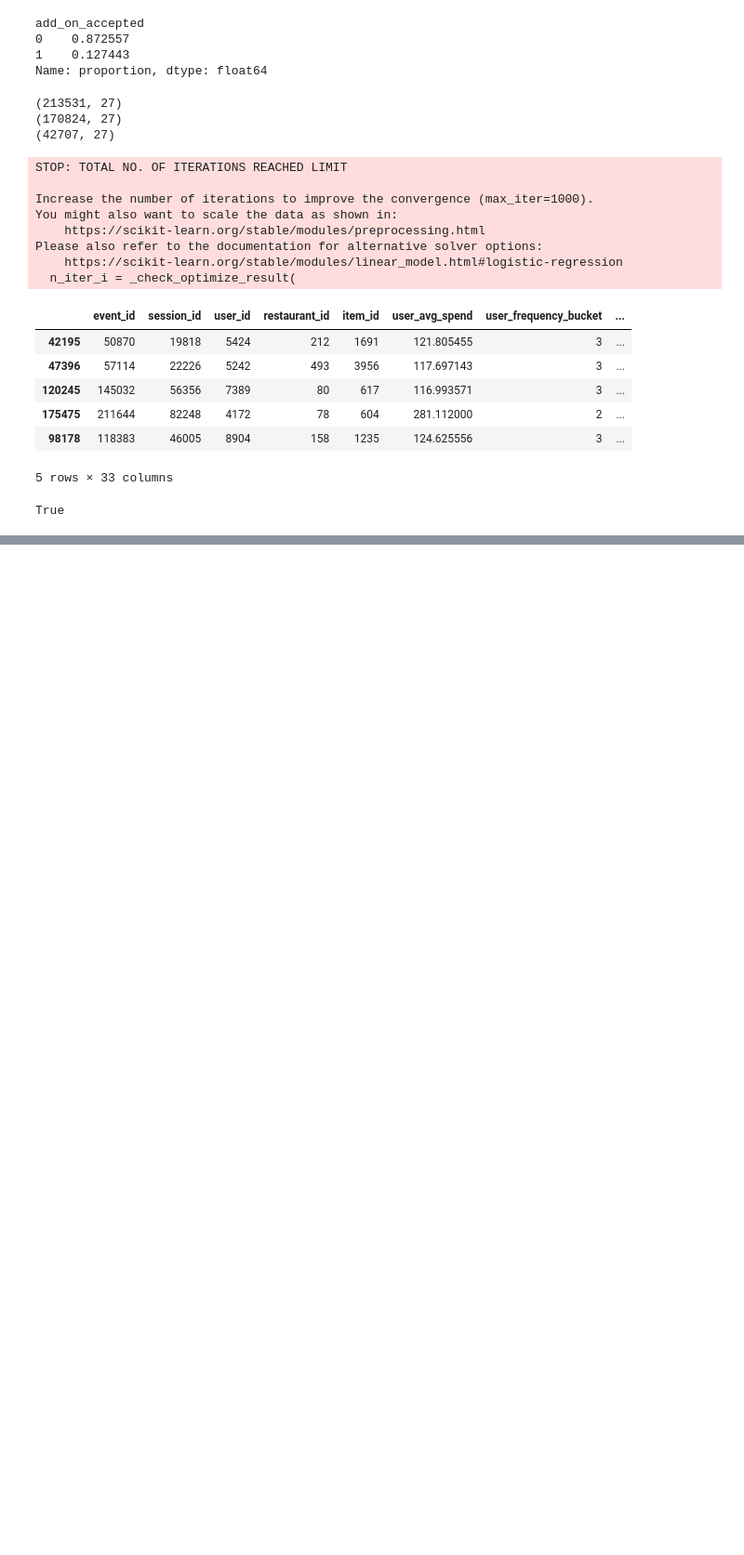
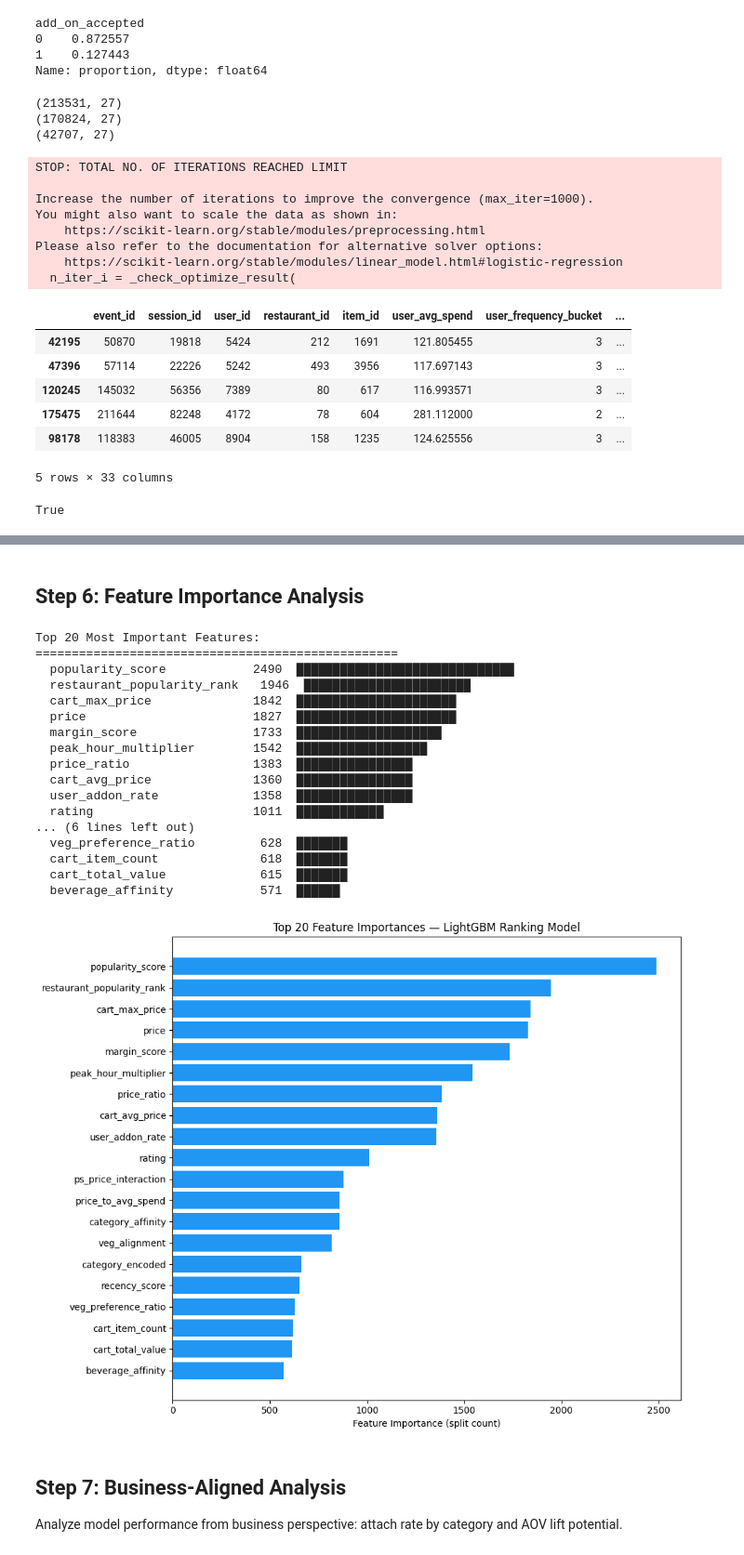
Before and after one commit to 2024cs0150-crypto/zomathon-csao, a Jupyter notebook: csao_model_baseline.ipynb, the cells around one changed output, grey strips where cells are left out. Shown at 93% size. Drawn from its saved outputs; the diff is of its cells as text; code cells hidden in the pictures; blank space fills up the shorter version.

```diff
--- a/csao_model_baseline.ipynb
+++ b/csao_model_baseline.ipynb
@@ -160,0 +942,58 @@ X_train, X_test, y_train, y_test, session_train, session_test = train_test_split
+# %% [markdown]
+## Step 6: Feature Importance Analysis
+# %%
+# ============================================================
+# FEATURE IMPORTANCE (text-based, no matplotlib dependency)
+# ============================================================
+
+importance = pd.DataFrame({
+    'feature': FEATURE_COLS,
+    'importance': lgb_model.feature_importances_
+}).sort_values('importance', ascending=False)
+
+print("Top 20 Most Important Features:")
+print("=" * 50)
+max_imp = importance['importance'].max()
+for _, row in importance.head(20).iterrows():
+    bar_len = int(row['importance'] / max_imp * 30)
+    bar = '█' * bar_len
+    print(f"  {row['feature']:<25} {row['importance']:>6}  {bar}")
+
+# Optional: try matplotlib if available
+try:
+    import matplotlib.pyplot as plt
+    fig, ax = plt.subplots(figsize=(10, 8))
+    top_20 = importance.head(20)
+    ax.barh(range(len(top_20)), top_20['importance'].values, color='#2196F3')
+    ax.set_yticks(range(len(top_20)))
+    ax.set_yticklabels(top_20['feature'].values)
+    ax.invert_yaxis()
+    ax.set_xlabel('Feature Importance (split count)')
+    ax.set_title('Top 20 Feature Importances — LightGBM Ranking Model')
+    plt.tight_layout()
+    plt.show()
+except ImportError:
+    print("\n(matplotlib not available — text chart shown above)")
+# %% [output]
+Top 20 Most Important Features:
+==================================================
+  popularity_score            2490  ██████████████████████████████
+  restaurant_popularity_rank   1946  ███████████████████████
+  cart_max_price              1842  ██████████████████████
+  price                       1827  ██████████████████████
+  margin_score                1733  ████████████████████
+  peak_hour_multiplier        1542  ██████████████████
+  price_ratio                 1383  ████████████████
+  cart_avg_price              1360  ████████████████
+  user_addon_rate             1358  ████████████████
+  rating                      1011  ████████████
+... (6 lines left out)
+  veg_preference_ratio         628  ███████
+  cart_item_count              618  ███████
+  cart_total_value             615  ███████
+  beverage_affinity            571  ██████
+[figure, added]
+# %% [markdown]
+## Step 7: Business-Aligned Analysis
+
+Analyze model performance from business perspective: attach rate by category and AOV lift potential.
```
Also changed, not shown: parts of 31 cells of this notebook.
